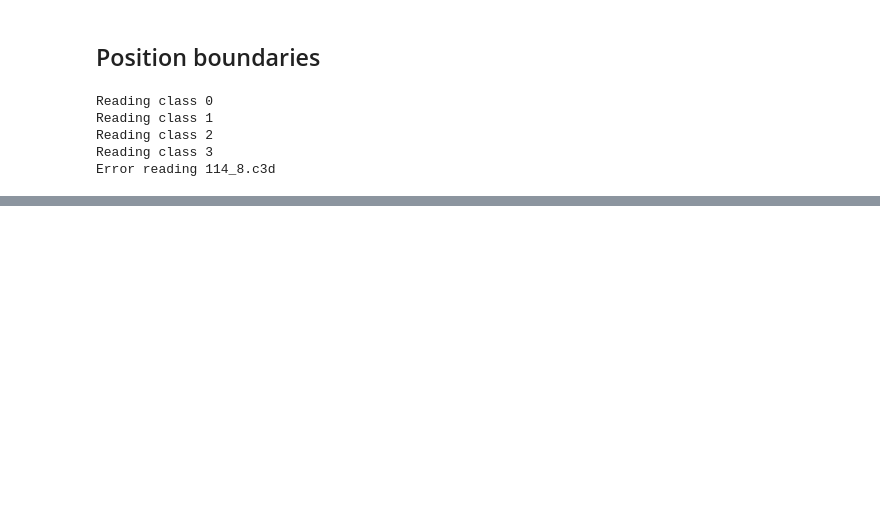
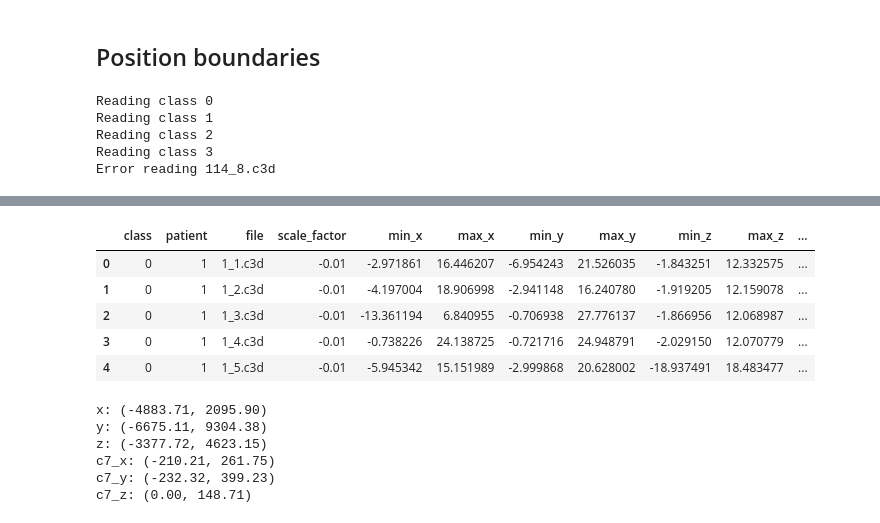
Before and after one commit to gitxchen/gaitAnalysis, a Jupyter notebook: dataAnalysis/analyze_data.ipynb, the cells around one changed output, grey strips where cells are left out. Drawn from its saved outputs; the diff is of its cells as text; code cells hidden in the pictures; blank space fills up the shorter version.

```diff
--- a/dataAnalysis/analyze_data.ipynb
+++ b/dataAnalysis/analyze_data.ipynb
@@ -235,0 +348,43 @@ z: (-33777.16, 46231.46)
+# %%
+# Rescale bounds
+df_bounds_scaled = df_bounds.copy()
+df_bounds_scaled.min_x *= abs(df_bounds_scaled.scale_factor)
+df_bounds_scaled.max_x *= abs(df_bounds_scaled.scale_factor)
+df_bounds_scaled.min_y *= abs(df_bounds_scaled.scale_factor)
+df_bounds_scaled.max_y *= abs(df_bounds_scaled.scale_factor)
+df_bounds_scaled.min_z *= abs(df_bounds_scaled.scale_factor)
+df_bounds_scaled.max_z *= abs(df_bounds_scaled.scale_factor)
+df_bounds_scaled.c7_min_x *= abs(df_bounds_scaled.scale_factor)
+df_bounds_scaled.c7_max_x *= abs(df_bounds_scaled.scale_factor)
+df_bounds_scaled.c7_min_y *= abs(df_bounds_scaled.scale_factor)
+df_bounds_scaled.c7_max_y *= abs(df_bounds_scaled.scale_factor)
+df_bounds_scaled.c7_min_z *= abs(df_bounds_scaled.scale_factor)
+df_bounds_scaled.c7_max_z *= abs(df_bounds_scaled.scale_factor)
+df_bounds_scaled.head(5)
+# %% [output]
+|  | class | patient | file | scale_factor | min_x | max_x | min_y | max_y | min_z | max_z | ... |
+| 0 | 0 | 1 | 1_1.c3d | -0.01 | -2.971861 | 16.446207 | -6.954243 | 21.526035 | -1.843251 | 12.332575 | ... |
+| 1 | 0 | 1 | 1_2.c3d | -0.01 | -4.197004 | 18.906998 | -2.941148 | 16.240780 | -1.919205 | 12.159078 | ... |
+| 2 | 0 | 1 | 1_3.c3d | -0.01 | -13.361194 | 6.840955 | -0.706938 | 27.776137 | -1.866956 | 12.068987 | ... |
+| 3 | 0 | 1 | 1_4.c3d | -0.01 | -0.738226 | 24.138725 | -0.721716 | 24.948791 | -2.029150 | 12.070779 | ... |
+| 4 | 0 | 1 | 1_5.c3d | -0.01 | -5.945342 | 15.151989 | -2.999868 | 20.628002 | -18.937491 | 18.483477 | ... |
+# %%
+# Global bounds
+print 'x: (%.2f, %.2f)' % (df_bounds_scaled.min_x.min(), df_bounds_scaled.max_x.max())
+print 'y: (%.2f, %.2f)' % (df_bounds_scaled.min_y.min(), df_bounds_scaled.max_y.max())
+print 'z: (%.2f, %.2f)' % (df_bounds_scaled.min_z.min(), df_bounds_scaled.max_z.max())
+print 'c7_x: (%.2f, %.2f)' % (df_bounds_scaled.c7_min_x.min(), df_bounds_scaled.c7_max_x.max())
+print 'c7_y: (%.2f, %.2f)' % (df_bounds_scaled.c7_min_y.min(), df_bounds_scaled.c7_max_y.max())
+print 'c7_z: (%.2f, %.2f)' % (df_bounds_scaled.c7_min_z.min(), df_bounds_scaled.c7_max_z.max())
+
+# Bounds of marker C7 are much stabler, the following can be inferred:
+# Z axis is height (0 is floor level, can't go lower than that)
+# X axis is short axis (~4,7 m)
+# Y axis is long axis (~6.4 m)
+# %% [output]
+x: (-4883.71, 2095.90)
+y: (-6675.11, 9304.38)
+z: (-3377.72, 4623.15)
+c7_x: (-210.21, 261.75)
+c7_y: (-232.32, 399.23)
+c7_z: (0.00, 148.71)
```
Also changed, not shown: parts of 15 cells of this notebook, 1 other file.
